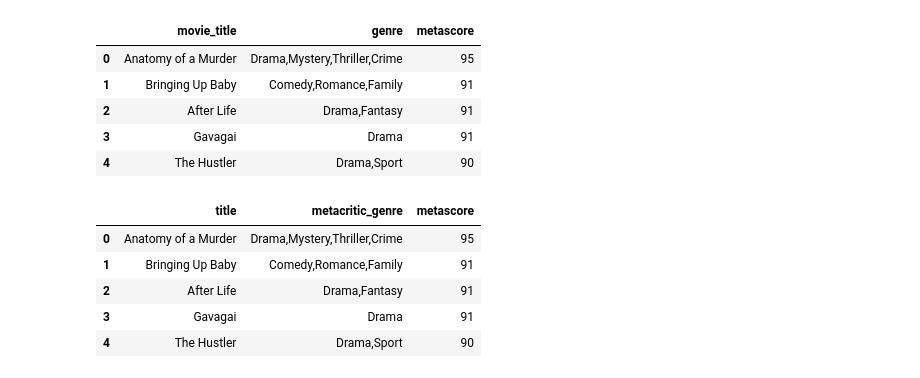
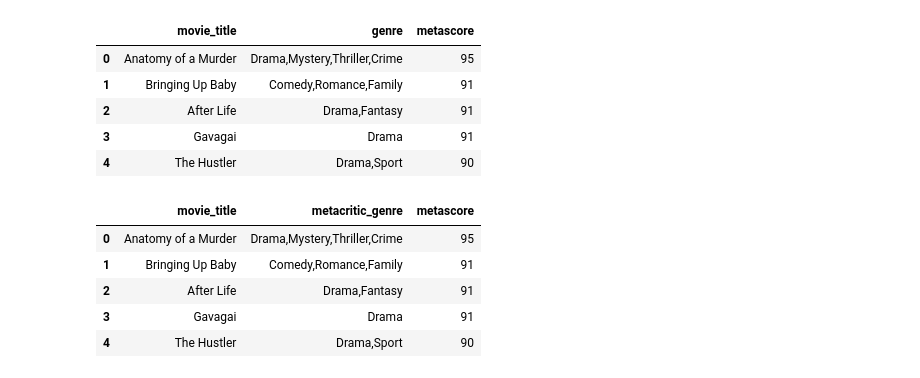
Before and after one commit to angelilucila/Group9_ETL, a Jupyter notebook: Netflix-Angeli.ipynb, the cells around one changed output. Saved outputs shown, nothing was run; the diff lists cells and outputs as text; code cells hidden in the pictures.

```diff
--- a/Netflix-Angeli.ipynb
+++ b/Netflix-Angeli.ipynb
@@ -239,11 +135,12 @@ revised_metascore_df.head()
 | 3 | Gavagai | Drama | 91 |
 | 4 | The Hustler | Drama,Sport | 90 |
 # %%
+# Transform Step
 # Rename columns
-renamed_metascore_df = revised_metascore_df.rename(columns={"movie_title":"title","genre": "metacritic_genre"})
+renamed_metascore_df = revised_metascore_df.rename(columns={"genre": "metacritic_genre"})
 renamed_metascore_df.head()
 # %% [output]
-|  | title | metacritic_genre | metascore |
+|  | movie_title | metacritic_genre | metascore |
 | 0 | Anatomy of a Murder | Drama,Mystery,Thriller,Crime | 95 |
 | 1 | Bringing Up Baby | Comedy,Romance,Family | 91 |
 | 2 | After Life | Drama,Fantasy | 91 |
```
Also changed, not shown: parts of 35 cells of this notebook.
